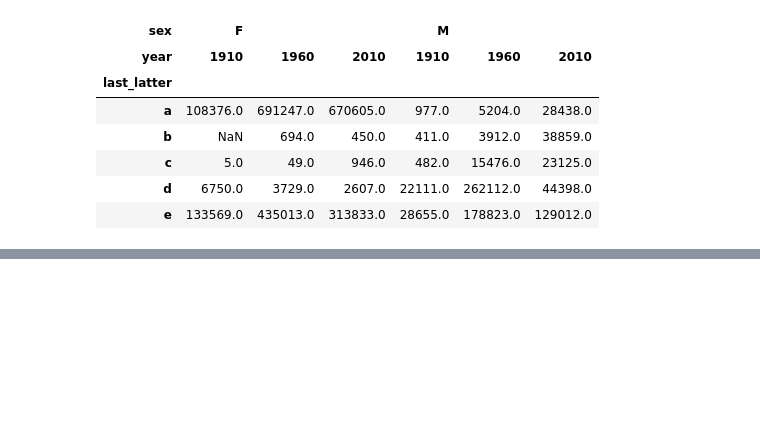
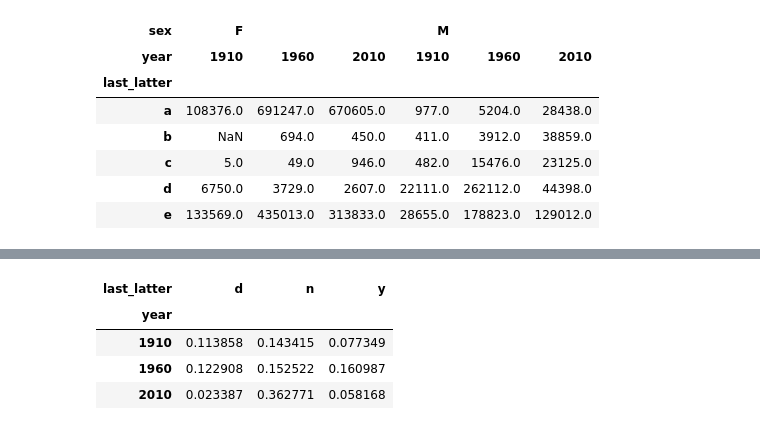
Before and after one commit to snehalsandy/walmart, a Jupyter notebook: data/project_on_data_analusis.ipynb, the cells around one changed output, grey strips where cells are left out. Drawn from its saved outputs; the diff is of its cells as text; code cells hidden in the pictures; blank space fills up the shorter version.

```diff
--- a/data/project_on_data_analusis.ipynb
+++ b/data/project_on_data_analusis.ipynb
@@ -200,0 +247,9 @@ subtable.head()
+# %%
+dny_ts=letter_prop.loc[['d','n','y'],'M'].T
+dny_ts.head()
+# %% [output]
+| last_latter | d | n | y |
+| year |  |  |  |
+| 1910 | 0.113858 | 0.143415 | 0.077349 |
+| 1960 | 0.122908 | 0.152522 | 0.160987 |
+| 2010 | 0.023387 | 0.362771 | 0.058168 |
```
Also changed, not shown: parts of 8 cells of this notebook.
